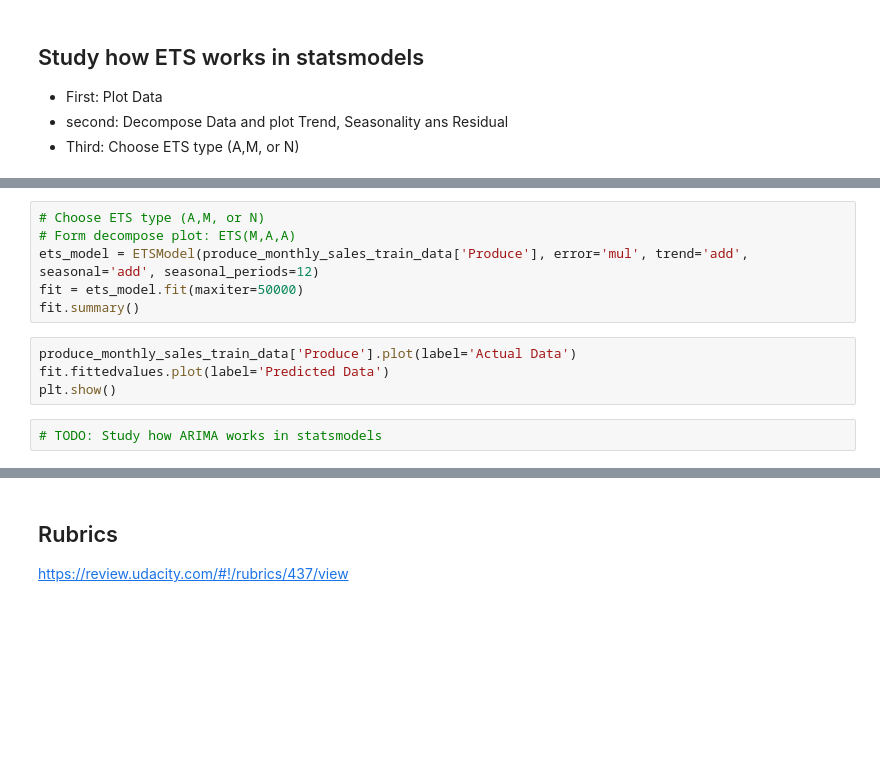
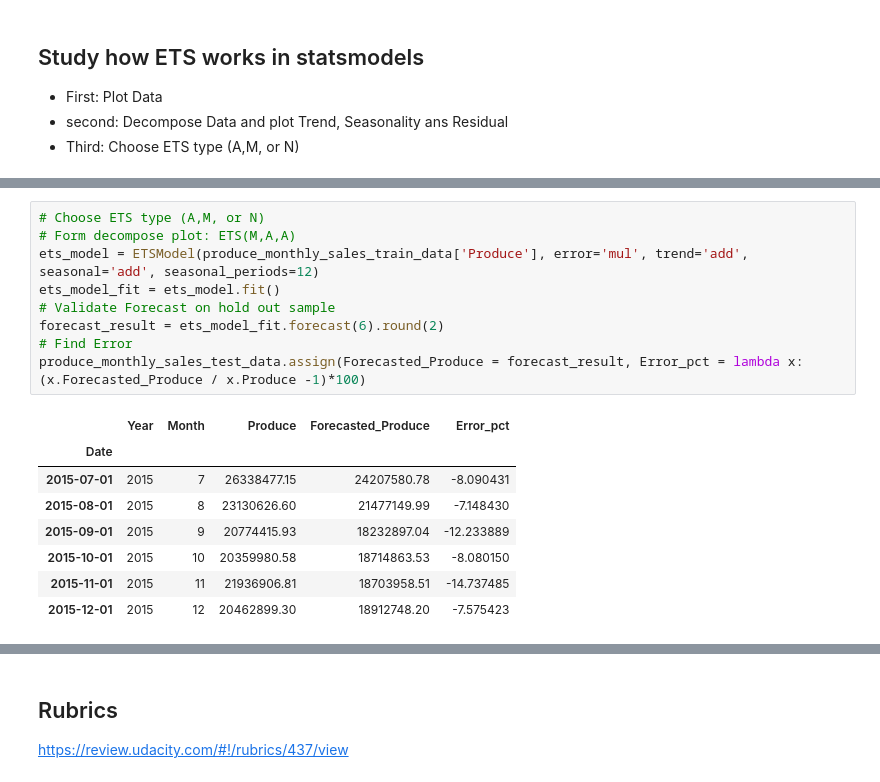
Before and after one commit to cevor/udacity_predictive_analytics, a Jupyter notebook: project6-1/project6-1.ipynb, the cells around one changed output, grey strips where cells are left out. Saved outputs shown, nothing was run; the diff lists cells and outputs as text; blank space fills up the shorter version.

```diff
--- a/project6-1/project6-1.ipynb
+++ b/project6-1/project6-1.ipynb
@@ -310,12 +421,18 @@ plt.show()
 # %%
 # Choose ETS type (A,M, or N)
 # Form decompose plot: ETS(M,A,A)
 ets_model = ETSModel(produce_monthly_sales_train_data['Produce'], error='mul', trend='add', seasonal='add', seasonal_periods=12)
-fit = ets_model.fit(maxiter=50000)
-fit.summary()
+ets_model_fit = ets_model.fit()
+# Validate Forecast on hold out sample
+forecast_result = ets_model_fit.forecast(6).round(2)
+# Find Error
+produce_monthly_sales_test_data.assign(Forecasted_Produce = forecast_result, Error_pct = lambda x: (x.Forecasted_Produce / x.Produce -1)*100)
+# %% [output]
+|  | Year | Month | Produce | Forecasted_Produce | Error_pct |
+| Date |  |  |  |  |  |
+| 2015-07-01 | 2015 | 7 | 26338477.15 | 24207580.78 | -8.090431 |
+| 2015-08-01 | 2015 | 8 | 23130626.60 | 21477149.99 | -7.148430 |
+| 2015-09-01 | 2015 | 9 | 20774415.93 | 18232897.04 | -12.233889 |
+| 2015-10-01 | 2015 | 10 | 20359980.58 | 18714863.53 | -8.080150 |
+| 2015-11-01 | 2015 | 11 | 21936906.81 | 18703958.51 | -14.737485 |
+| 2015-12-01 | 2015 | 12 | 20462899.30 | 18912748.20 | -7.575423 |
-# %%
-produce_monthly_sales_train_data['Produce'].plot(label='Actual Data')
-fit.fittedvalues.plot(label='Predicted Data')
-plt.show()
-# %%
-# TODO: Study how ARIMA works in statsmodels
```
Also changed, not shown: parts of 18 cells of this notebook.
